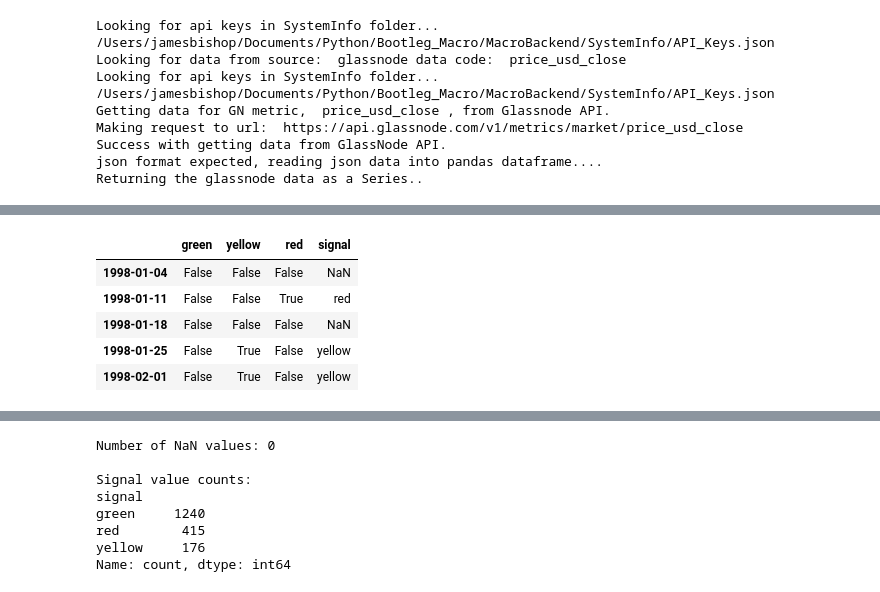
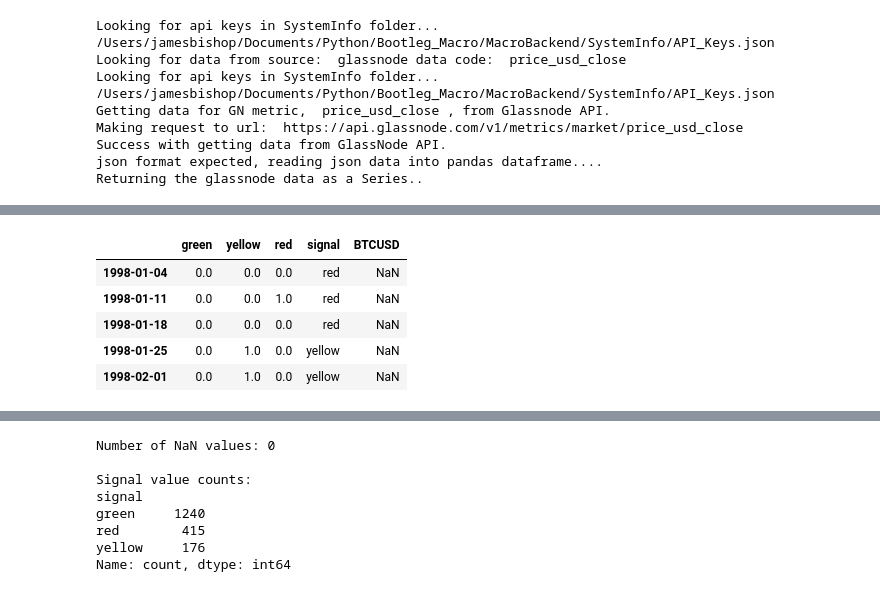
Before and after one commit to HelloThereMatey/vbt_tax, a Jupyter notebook: vbt_bitty_42Macro.ipynb, the cells around one changed output, grey strips where cells are left out. Cells and saved outputs as stored; diff of their text form; code cells hidden in the pictures.

```diff
--- a/vbt_bitty_42Macro.ipynb
+++ b/vbt_bitty_42Macro.ipynb
@@ -42,12 +42,12 @@ Freq: W-SUN, Name: price_usd_close, Length: 775, dtype: float64
 vams_data = pd.read_excel("/Users/jamesbishop/Documents/Financial/Investment/MACRO_STUDIES/CapWars_GLI/42M_BTC_VAMS.xlsx", index_col=0, parse_dates=True)
 vams_data = vams_data.ffill().bfill()
 # %%
-data = pd.read_excel("/Users/jamesbishop/Documents/Financial/Investment/MACRO_STUDIES/CapWars_GLI/42M_MacWeather_BTC.xlsx", index_col=0, parse_dates=True)
-data.head()
+dataf = pd.read_excel("/Users/jamesbishop/Documents/Financial/Investment/MACRO_STUDIES/CapWars_GLI/vbt_tax/42M_MacWeather_BTC.xlsx", index_col=0, parse_dates=True)
+dataf.head()
 # %% [output]
-|  | green | yellow | red | signal |
-| 1998-01-04 | False | False | False | NaN |
-| 1998-01-11 | False | False | True | red |
-| 1998-01-18 | False | False | False | NaN |
-| 1998-01-25 | False | True | False | yellow |
-| 1998-02-01 | False | True | False | yellow |
+|  | green | yellow | red | signal | BTCUSD |
+| 1998-01-04 | 0.0 | 0.0 | 0.0 | red | NaN |
+| 1998-01-11 | 0.0 | 0.0 | 1.0 | red | NaN |
+| 1998-01-18 | 0.0 | 0.0 | 0.0 | red | NaN |
+| 1998-01-25 | 0.0 | 1.0 | 0.0 | yellow | NaN |
+| 1998-02-01 | 0.0 | 1.0 | 0.0 | yellow | NaN |
```
Also changed, not shown: parts of 8 cells of this notebook.
